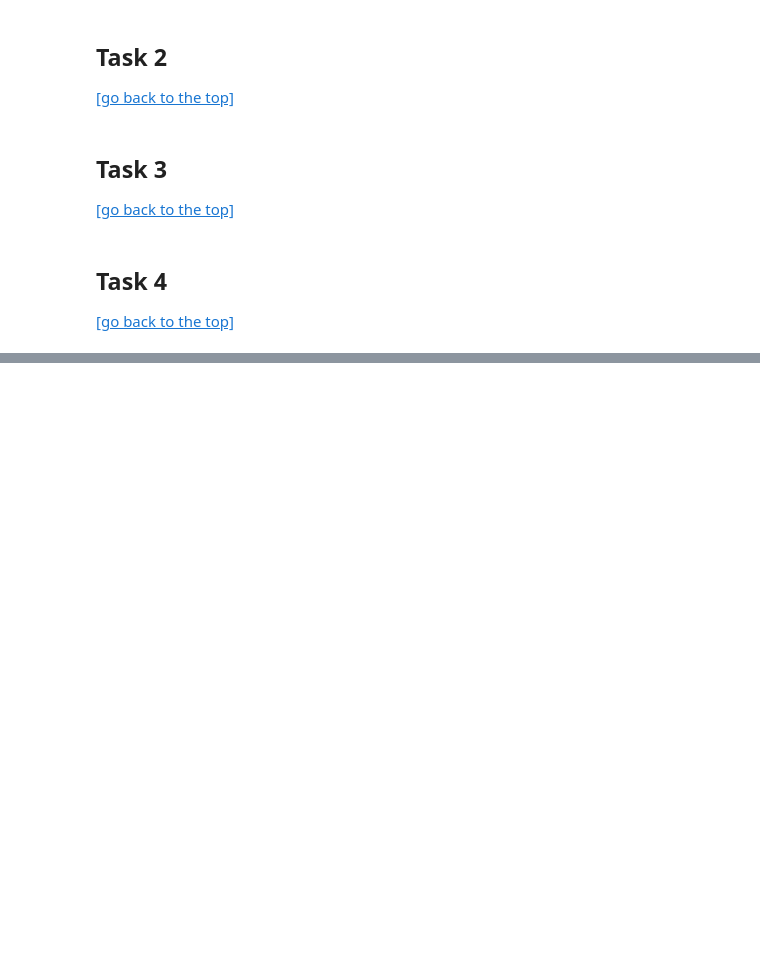
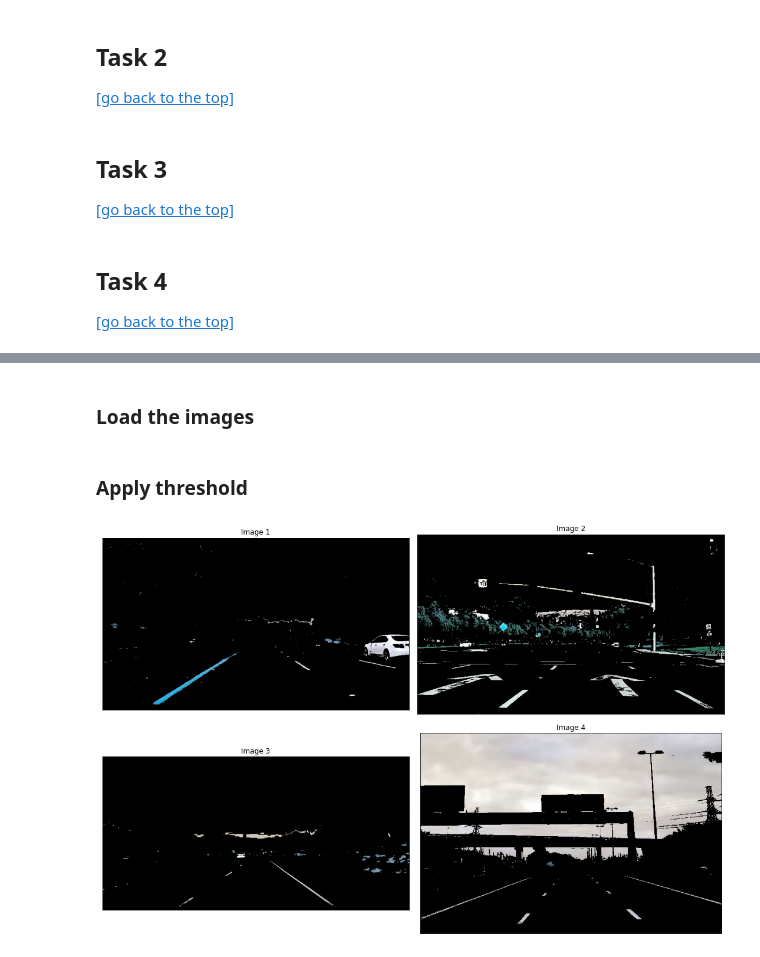
Before and after one commit to pipe-01/VCOM, a Jupyter notebook: proj1.ipynb, the cells around one changed output, grey strips where cells are left out. Cells and saved outputs as stored; diff of their text form; code cells hidden in the pictures; blank space fills up the shorter version.

```diff
--- a/proj1.ipynb
+++ b/proj1.ipynb
@@ -160,0 +270,2 @@ plt.show()
+# %% [markdown]
+### Load the images
@@ -160,0 +280,54 @@ plt.show()
+# %%
+def display_imgs(img,img2,img3,img4, cmap=None):
+    fig, axs = plt.subplots(2, 2, figsize=(15, 10))
+    for ax in axs.flat:
+        ax.set_xticks([])
+        ax.set_yticks([])
+    fig.tight_layout()
+    axs[0, 0].imshow(img, cmap=cmap)
+    axs[0, 0].set_title('Image 1')
+    axs[0, 1].imshow(img2, cmap=cmap)
+    axs[0, 1].set_title('Image 2')
+    axs[1, 0].imshow(img3, cmap=cmap)
+    axs[1, 0].set_title('Image 3')
+    axs[1, 1].imshow(img4, cmap=cmap)
+    axs[1, 1].set_title('Image 4')
+
+plt.show()
+# %% [markdown]
+### Apply threshold
+# %%
+# For HSV, hue range is [0,179], saturation range is [0,255], and value range is [0,255]
+threshold_imgs = []
+
+# define range of 'whites' to be detected
+lower_white = np.array([0, 0, 191]) # ~ [0,0,75]
+upper_white = np.array([179, 30, 255]) # ~ [360,10,100]
+
+
+# define range of 'yellows' to be detected
+lower_yellow = np.array([15, 80, 100]) # ~ [30,31,40]
+upper_yellow = np.array([45, 255, 255]) # ~ [90,100,100]
+
+for x in images:
+
+    # Convert BGR to HSV
+    hsv = cv2.cvtColor(x, cv2.COLOR_BGR2HSV)
+
+    # Threshold the HSV image to get only white colors
+    mask_white = cv2.inRange(hsv, lower_white, upper_white)
+
+    # Threshold the HSV image to get only yellow colors
+    mask_yellow = cv2.inRange(hsv, lower_yellow, upper_yellow)
+
+    # Combine the mask
+    mask = cv2.bitwise_or(mask_white, mask_yellow)
+
+    # Apply the mask
+    res = cv2.bitwise_and(x, x, mask=mask)
+
+    threshold_imgs.append(res)
+
+display_imgs(threshold_imgs[0], threshold_imgs[1], threshold_imgs[2], threshold_imgs[3])
+# %% [output]
+[figure, added]
```
Also changed, not shown: parts of 9 cells of this notebook, 4 other files.
